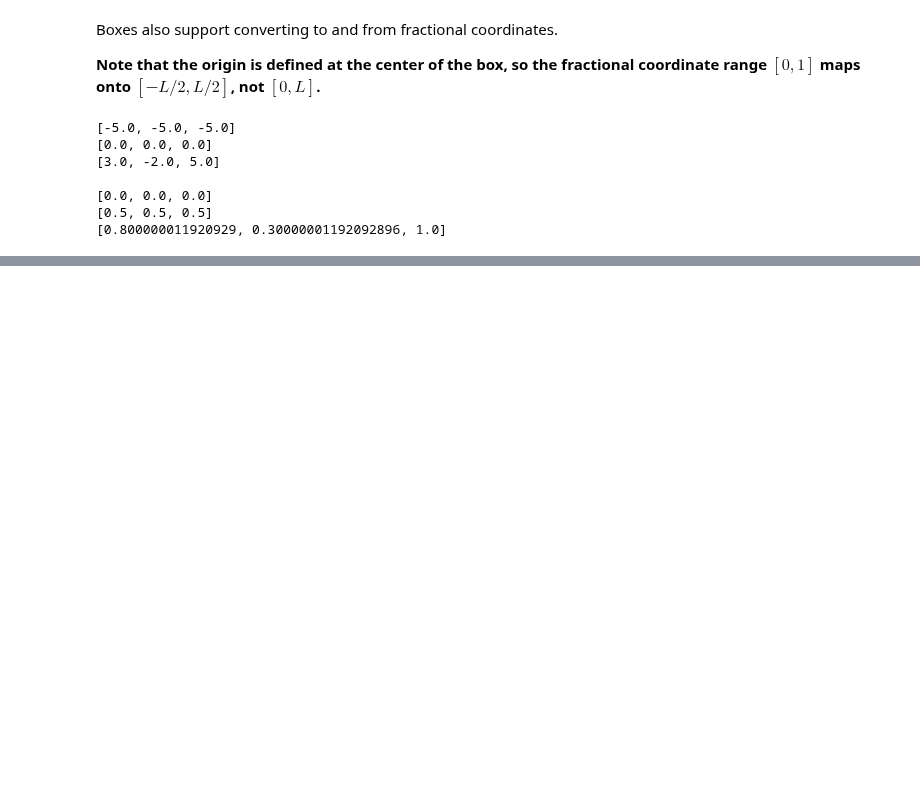
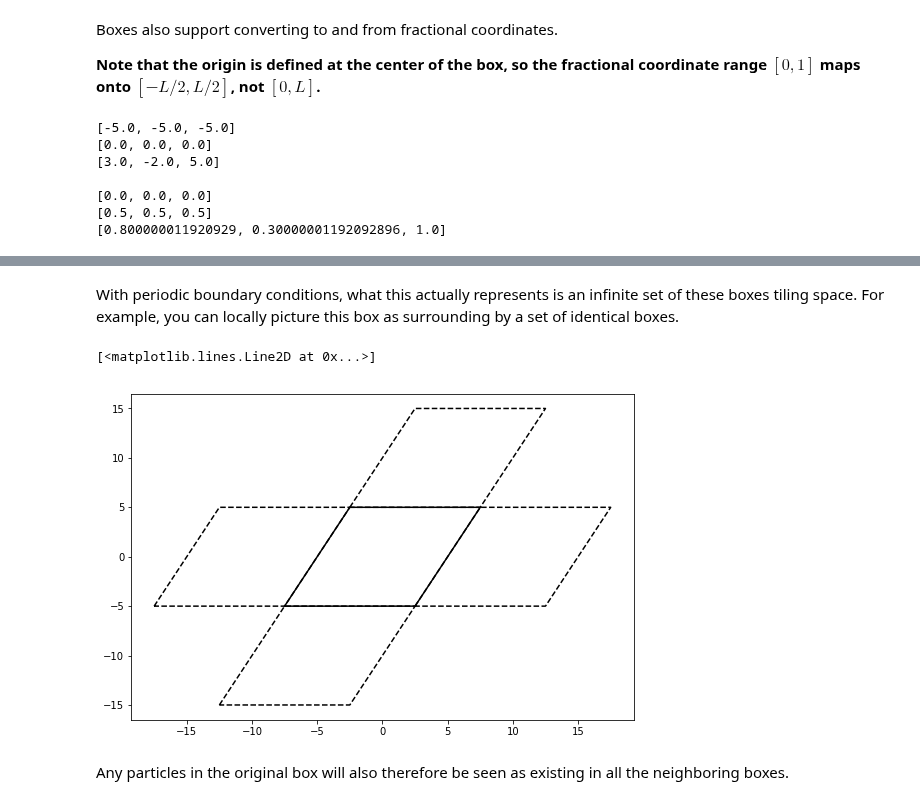
Before and after one commit to glotzerlab/freud-examples, a Jupyter notebook: Box.ipynb, the cells around one changed output, grey strips where cells are left out. Cells and saved outputs as stored; diff of their text form; code cells hidden in the pictures; blank space fills up the shorter version.

```diff
--- a/Box.ipynb
+++ b/Box.ipynb
@@ -246,0 +268,15 @@ print(box.makeFraction(box.makeCoordinates([0.8, 0.3, 1])))
+# %% [markdown]
+With periodic boundary conditions, what this actually represents is an infinite set of these boxes tiling space.
+For example, you can locally picture this box as surrounding by a set of identical boxes.
+# %%
+fig, ax = plt.subplots(figsize=(9, 6))
+ax.plot(points[:, 0], points[:, 1], color='k')
+ax.plot(points[:, 0] + Lx, points[:, 1], linestyle='dashed', color='k')
+ax.plot(points[:, 0] - Lx, points[:, 1], linestyle='dashed', color='k')
+ax.plot(points[:, 0] + xy*Ly, points[:, 1] + Ly, linestyle='dashed', color='k')
+ax.plot(points[:, 0] - xy*Ly, points[:, 1] - Ly, linestyle='dashed', color='k')
+# %% [output]
+[<matplotlib.lines.Line2D at 0x...>]
+[figure, added]
+# %% [markdown]
+Any particles in the original box will also therefore be seen as existing in all the neighboring boxes.
```
Also changed, not shown: parts of 10 cells of this notebook.
